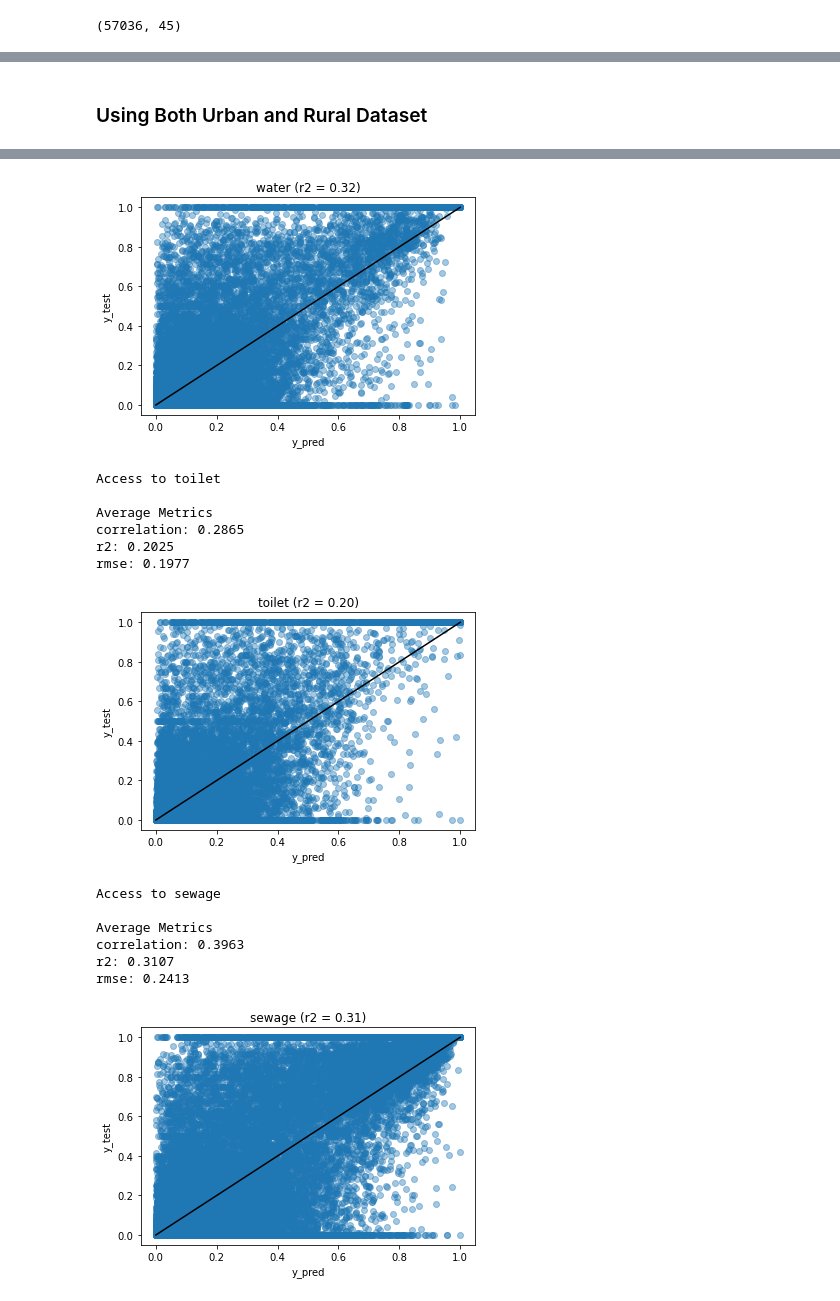
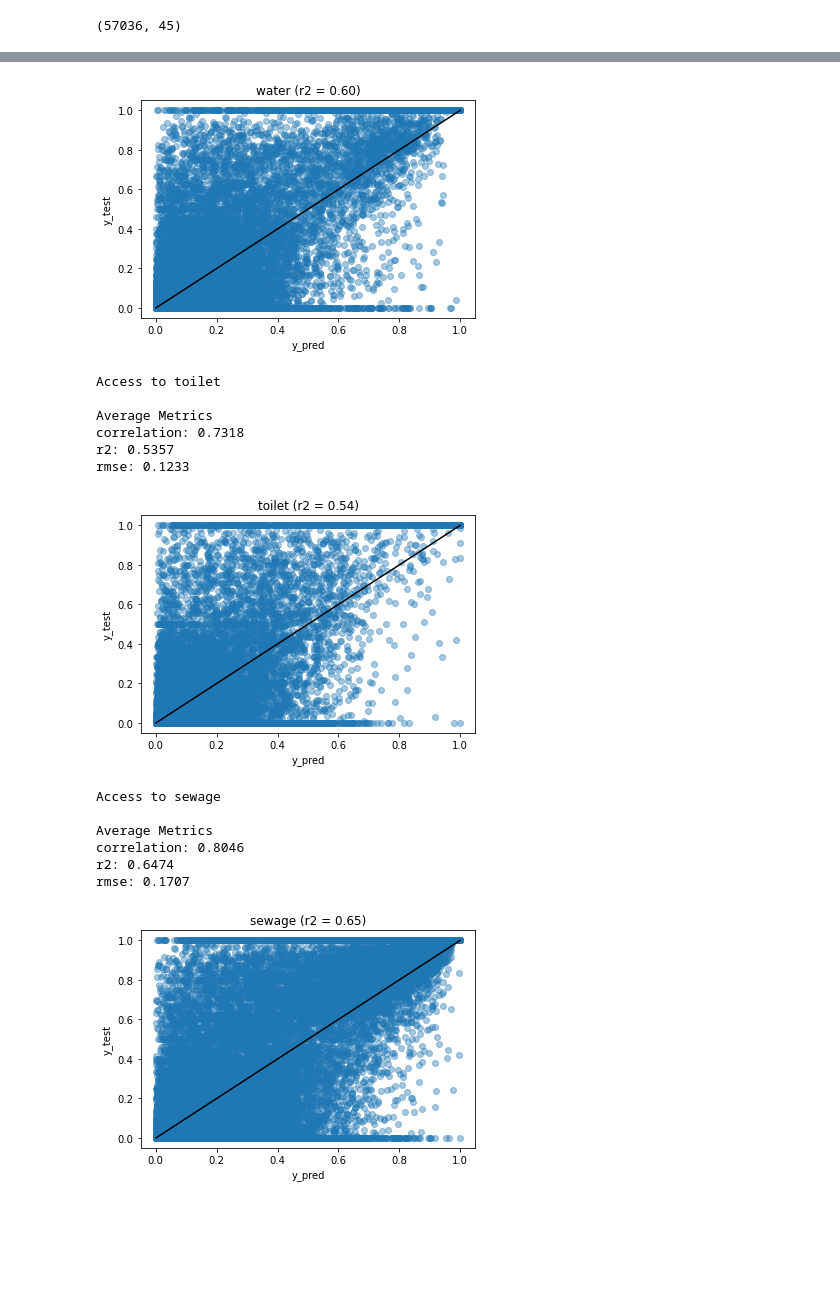
Before and after one commit to thinkingmachines/geoai-immap-wash, a Jupyter notebook: notebooks/02_Modelling.ipynb, the cells around one changed output, grey strips where cells are left out. Drawn from its saved outputs; the diff is of its cells as text; code cells hidden in the pictures; blank space fills up the shorter version.

```diff
--- a/notebooks/02_Modelling.ipynb
+++ b/notebooks/02_Modelling.ipynb
@@ -41,8 +41,6 @@ for dir_ in dirs:
 # %%
 # !gsutil cp gs://immap-wash-training/training/20200916_*.csv {data_dir}
 df = pd.read_csv(data_dir + '20200916_dataset.csv')
-df['population'] = df['population'].fillna(0)
-df = df.dropna().reset_index(drop = True)
 df.shape
 # %% [output]
 (57036, 45)
@@ -52,10 +50,8 @@ Trains a random forest model to predict each of the 3 WASH indicators, setting r
-# %% [markdown]
-### Using Both Urban and Rural Dataset
 # %%
-# from sklearn.ensemble import RandomForestRegressor
-# clf = RandomForestRegressor(random_state=42)
+from sklearn.ensemble import RandomForestRegressor
+clf = RandomForestRegressor(random_state=42)
 
-# res = modelutils.fit_with_randomsplit(df, clf, features, indicators, scale = True, n_splits = 5, prefix = 'all_250mv2')
+res = modelutils.fit_with_randomsplit(df, clf, features, indicators, scale = True, n_splits = 5, prefix = 'all_250mv2')
 res = pd.read_csv(data_dir + 'all_250mv2_randomsplit_results.csv')
 modelutils.summarize_metrics(res, iterate_over = 'split_id', prefix = 'all_250mv2')
 # %% [output]
@@ -68,15 +64,15 @@ rmse: 0.2082
-[figure, old version]
+[figure, new version]
 Access to toilet
 
 Average Metrics
-correlation: 0.2865
-r2: 0.2025
-rmse: 0.1977
+correlation: 0.7318
+r2: 0.5357
+rmse: 0.1233
-[figure, old version]
+[figure, new version]
 Access to sewage
 
 Average Metrics
-correlation: 0.3963
-r2: 0.3107
-rmse: 0.2413
+correlation: 0.8046
+r2: 0.6474
+rmse: 0.1707
-[figure, old version]
+[figure, new version]
```
Also changed, not shown: parts of 2 cells of this notebook, 1 other file.
